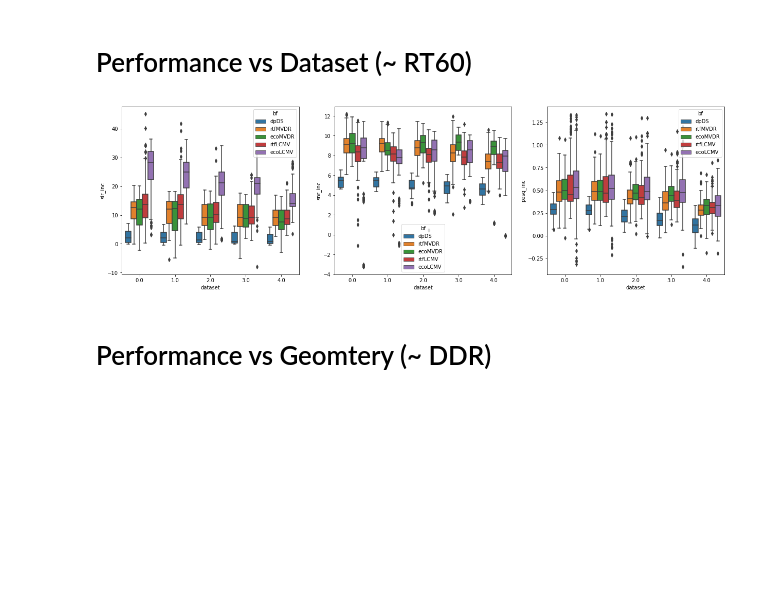
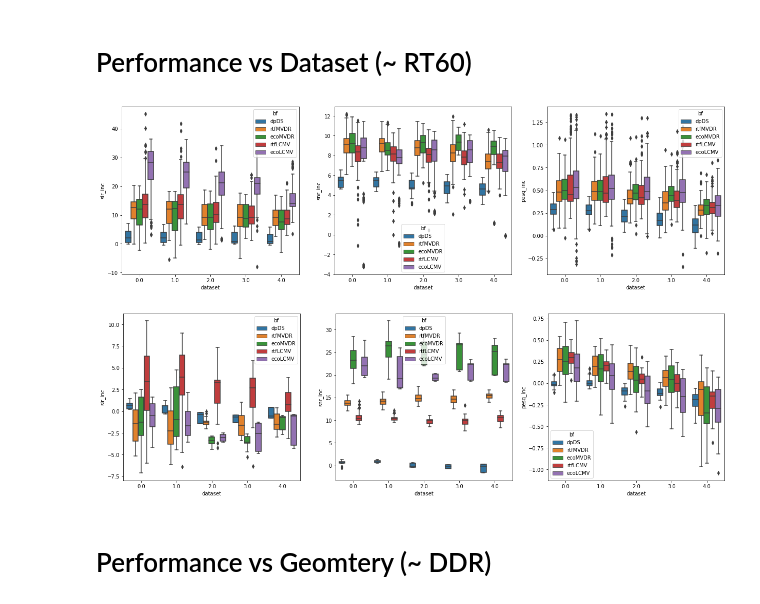
Before and after one commit to Chutlhu/dEchorate, a Jupyter notebook: notebooks/Echo aware Beamforming - results.ipynb, the cells around one changed output. Saved outputs shown, nothing was run; the diff lists cells and outputs as text; code cells hidden in the pictures; blank space fills up the shorter version.

```diff
--- a/notebooks/Echo aware Beamforming - results.ipynb
+++ b/notebooks/Echo aware Beamforming - results.ipynb
@@ -73,26 +103,32 @@ plt.show()
 # Performance vs Dataset (~ RT60)
 # %%
 # filter
-loc_res = results.copy()
-loc_res['sir_inc'] = loc_res['sir_out'] - loc_res['sir_in']
-loc_res['snr_inc'] = loc_res['snr_out'] - loc_res['snr_in']
-loc_res['pesq_inc'] = loc_res['pesq_out'] - loc_res['pesq_in']
+loc_res_synt = results_synt.copy()
+loc_res_real = results_real.copy()
+loc_ress = [loc_res_synt, loc_res_real]
 # plot
-varx = 'dataset'
-varh = 'bf'
-plt.figure(figsize=(21,6))
-plt.subplot(131)
-sns.boxplot(x=varx, y="sir_inc", hue=varh,
-            data=loc_res)
-plt.subplot(132)
-sns.boxplot(x=varx, y="snr_inc", hue=varh,
-            data=loc_res)
-plt.subplot(133)
-sns.boxplot(x=varx, y="pesq_inc", hue=varh,
-            data=loc_res)
-plt.show()
+for loc_res in loc_ress:
+
+    loc_res['sir_inc'] = loc_res['sir_out'] - loc_res['sir_in']
+    loc_res['snr_inc'] = loc_res['snr_out'] - loc_res['snr_in']
+    loc_res['pesq_inc'] = loc_res['pesq_out'] - loc_res['pesq_in']
+    # plot
+    varx = 'dataset'
+    varh = 'bf'
+    plt.figure(figsize=(21,6))
+    plt.subplot(131)
+    sns.boxplot(x=varx, y="sir_inc", hue=varh,
+                data=loc_res)
+    plt.subplot(132)
+    sns.boxplot(x=varx, y="snr_inc", hue=varh,
+                data=loc_res)
+    plt.subplot(133)
+    sns.boxplot(x=varx, y="pesq_inc", hue=varh,
+                data=loc_res)
+    plt.show()
 # %% [output]
 [figure]
+[figure, added]
 # %% [markdown]
 # Performance vs Geomtery (~ DDR)
 # %%
```
Also changed, not shown: parts of 7 cells of this notebook, 3 other files.
